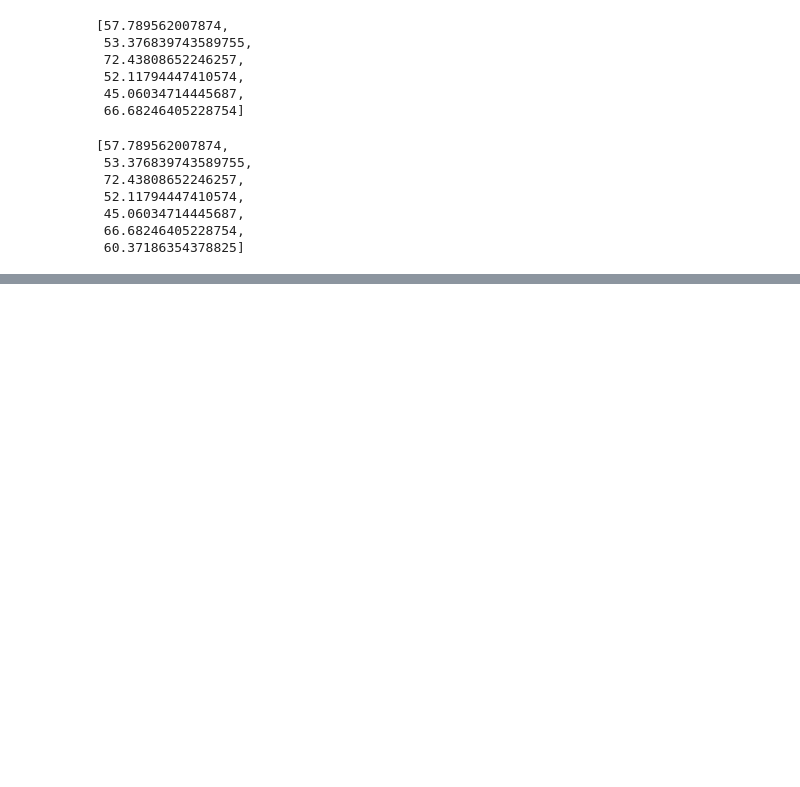
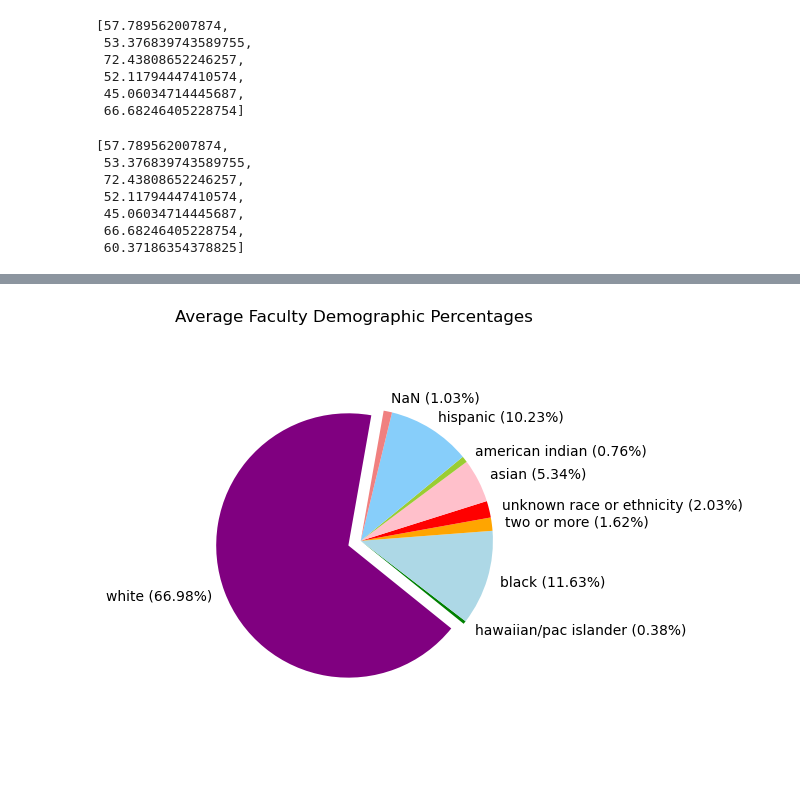
Before and after one commit to beccasolomon22/Student-Social-Analysis, a Jupyter notebook: DOE_Analysis_graphs.ipynb, the cells around one changed output, grey strips where cells are left out. Drawn from its saved outputs; the diff is of its cells as text; code cells hidden in the pictures; blank space fills up the shorter version.

```diff
--- a/DOE_Analysis_graphs.ipynb
+++ b/DOE_Analysis_graphs.ipynb
@@ -13,6 +13,7 @@ student_gen_df = pd.read_csv('CSVs/student_gen.csv', index_col=0)
 student_income_df = pd.read_csv('CSVs/student_income.csv', index_col=0)
 student_sex_df = pd.read_csv('CSVs/student_sex.csv', index_col=0)
 school_roots_df = pd.read_csv('CSVs/school_roots.csv', index_col=0)
+student_demo_keep0 = pd.read_csv('CSVs/student_demo_keep0.csv', index_col=0)
 # %%
 student_grad = retention_rate_df[['compl rate for 4y (white)',
                                   'compl rate for 4y (2 or more races)',
@@ -296,0 +499,25 @@ plt.show()
+# %%
+# Create the pie chart
+
+#modifications
+explode = (0.1,0,0,0,0,0,0,0,0)
+modified_labels = [f'{ethnicity} ({percentage}%)' for ethnicity, percentage in zip(ethnicities, percentages)]
+colors = ["purple","green","lightblue","orange","red","pink","yellowgreen","lightskyblue","lightcoral"]
+
+# Determine the order of slices
+order = [0, 2, 4, 1, 7, 5, 6, 3, 8]
+
+# Reorder the data and labels based on the specified order
+reordered_percentages = [percentages[i] for i in order]
+reordered_labels = [modified_labels[i] for i in order]
+plt.pie(reordered_percentages, labels=reordered_labels, colors=colors, startangle=80, labeldistance=1.1, explode=explode)
+# plt.pie(percentages, labels=modified_labels, startangle=67, labeldistance=1.1)
+plt.title("Average Faculty Demographic Percentages")
+plt.title("Average Faculty Demographic Percentages")
+
+plt.axis('equal')  # Equal aspect ratio ensures that the pie is circular
+plt.tight_layout()
+plt.savefig("images/avg_fac_demo_pie.png")
+plt.show()
+# %% [output]
+[figure, added]
```
Also changed, not shown: parts of 15 cells of this notebook, 9 other files.
